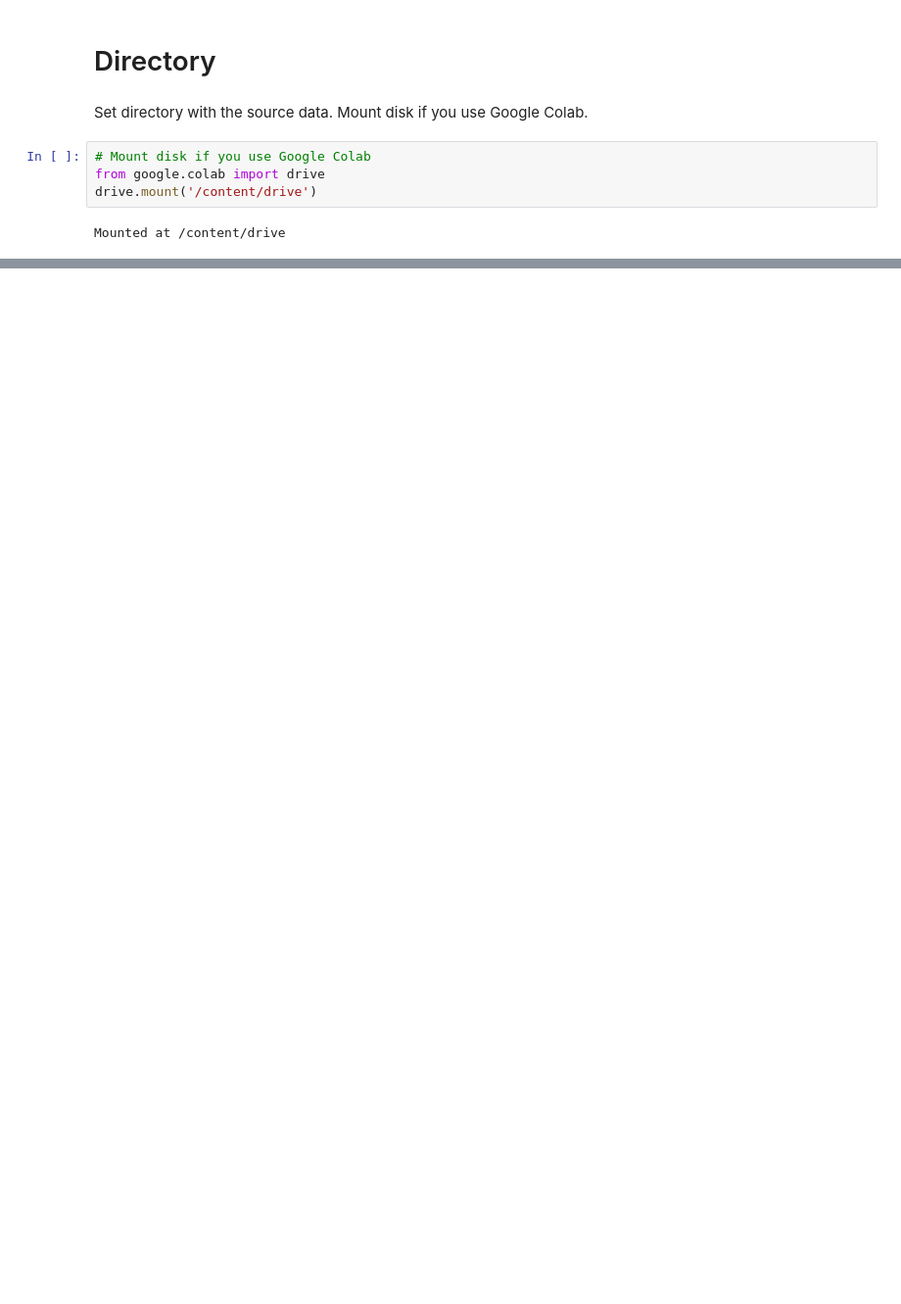
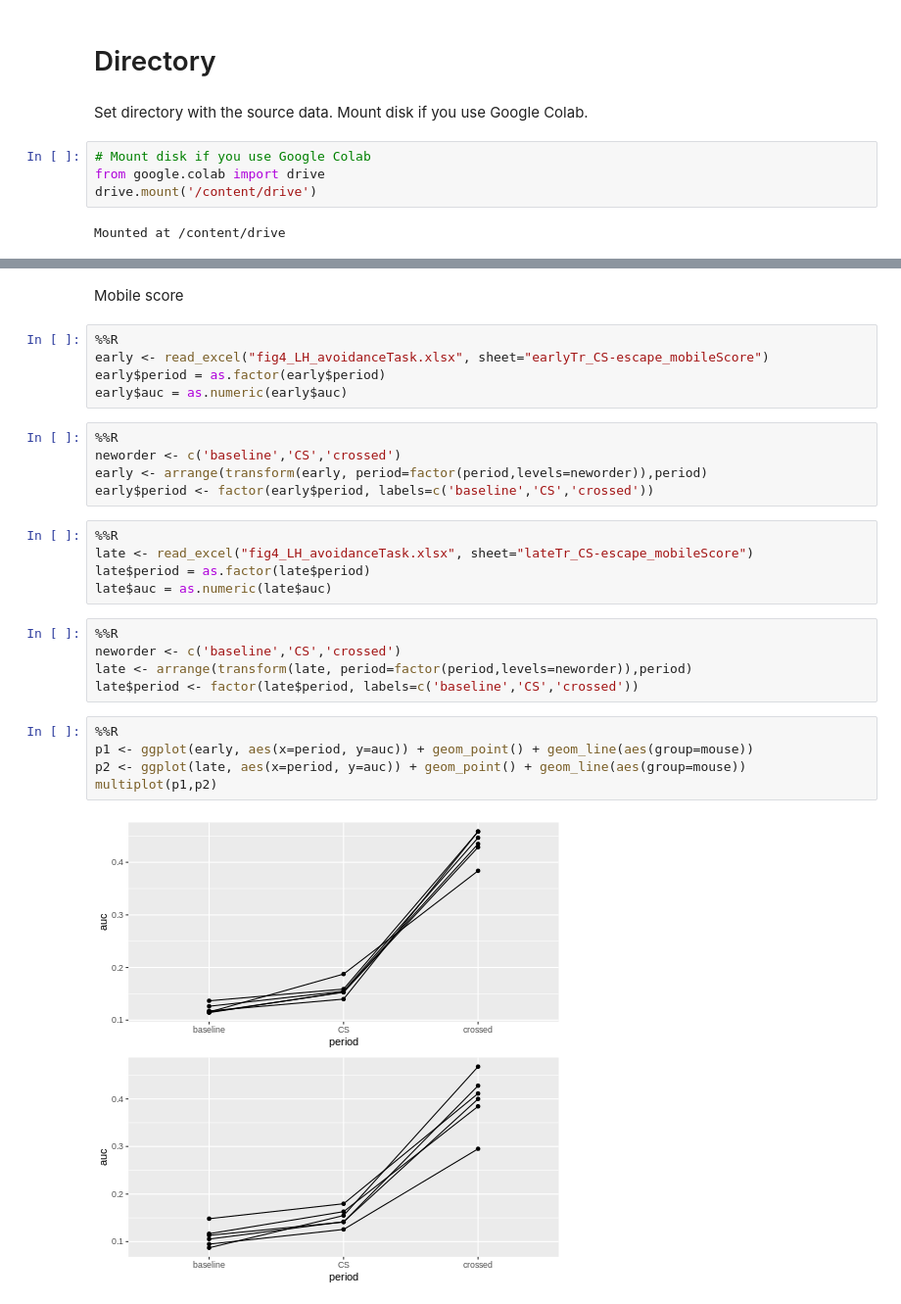
Before and after one commit to katemartian/LHoutputsManuscript, a Jupyter notebook: sourceData/Fig5_stats.ipynb, the cells around one changed output, grey strips where cells are left out. Shown at 98% size. Drawn from its saved outputs; the diff is of its cells as text; blank space fills up the shorter version.

```diff
--- a/sourceData/Fig5_stats.ipynb
+++ b/sourceData/Fig5_stats.ipynb
@@ -124,0 +283,29 @@ alternative hypothesis: true location shift is not equal to 0
+# %% [markdown]
+Mobile score
+# %%
+%%R
+early <- read_excel("fig4_LH_avoidanceTask.xlsx", sheet="earlyTr_CS-escape_mobileScore")
+early$period = as.factor(early$period)
+early$auc = as.numeric(early$auc)
+# %%
+%%R
+neworder <- c('baseline','CS','crossed')
+early <- arrange(transform(early, period=factor(period,levels=neworder)),period)
+early$period <- factor(early$period, labels=c('baseline','CS','crossed'))
+# %%
+%%R
+late <- read_excel("fig4_LH_avoidanceTask.xlsx", sheet="lateTr_CS-escape_mobileScore")
+late$period = as.factor(late$period)
+late$auc = as.numeric(late$auc)
+# %%
+%%R
+neworder <- c('baseline','CS','crossed')
+late <- arrange(transform(late, period=factor(period,levels=neworder)),period)
+late$period <- factor(late$period, labels=c('baseline','CS','crossed'))
+# %%
+%%R
+p1 <- ggplot(early, aes(x=period, y=auc)) + geom_point() + geom_line(aes(group=mouse))
+p2 <- ggplot(late, aes(x=period, y=auc)) + geom_point() + geom_line(aes(group=mouse))
+multiplot(p1,p2)
+# %% [output]
+[figure, added]
```
Also changed, not shown: parts of 69 cells of this notebook.
